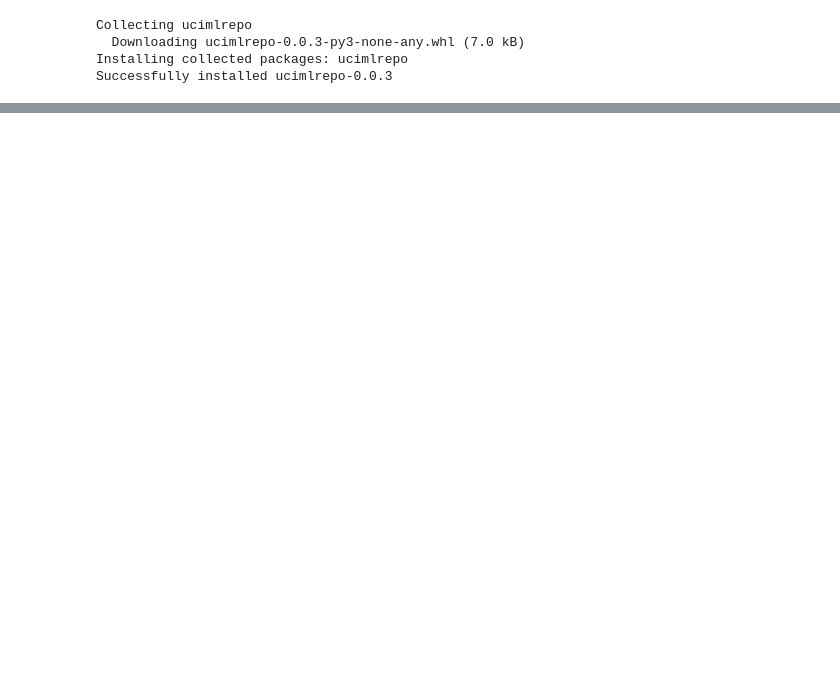
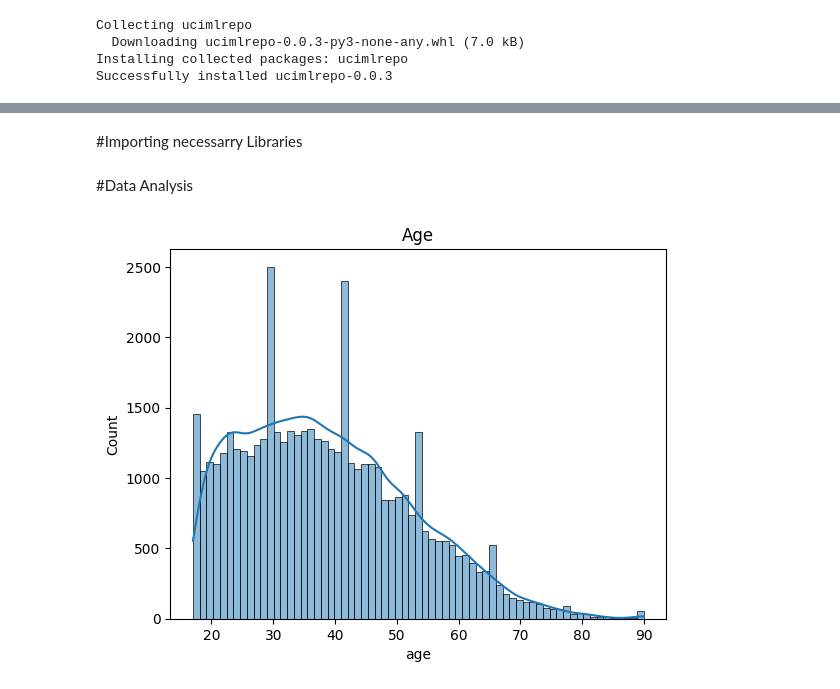
Before and after one commit to Kavindu-D/Census_Income, a Jupyter notebook: Preprocessing.ipynb, the cells around one changed output, grey strips where cells are left out. Cells and saved outputs as stored; diff of their text form; code cells hidden in the pictures; blank space fills up the shorter version.

Commit message:
More analysing(Drawing graphs and calculating data outliers)

```diff
--- a/Preprocessing.ipynb
+++ b/Preprocessing.ipynb
@@ -147,0 +14,15 @@ sns.pairplot(X, hue='income')
+# %%
+from ucimlrepo import fetch_ucirepo
+
+# fetch dataset
+adult = fetch_ucirepo(id=2)
+
+# data (as pandas dataframes)
+data = adult.data.features
+target = adult.data.targets
+
+# metadata
+print(adult.metadata)
+
+# variable information
+print(adult.variables)
@@ -147,0 +49,2 @@ sns.pairplot(X, hue='income')
+# %%
+data["income"] = target
@@ -147,0 +130,2 @@ sns.pairplot(X, hue='income')
+# %% [markdown]
+#Importing necessarry Libraries
@@ -147,0 +136,8 @@ sns.pairplot(X, hue='income')
+# %% [markdown]
+#Data Analysis
+# %%
+sns.histplot(data = data['age'], kde=True)
+plt.title('Age')
+plt.show()
+# %% [output]
+[figure, added]
```
Also changed, not shown: parts of 43 cells of this notebook.
